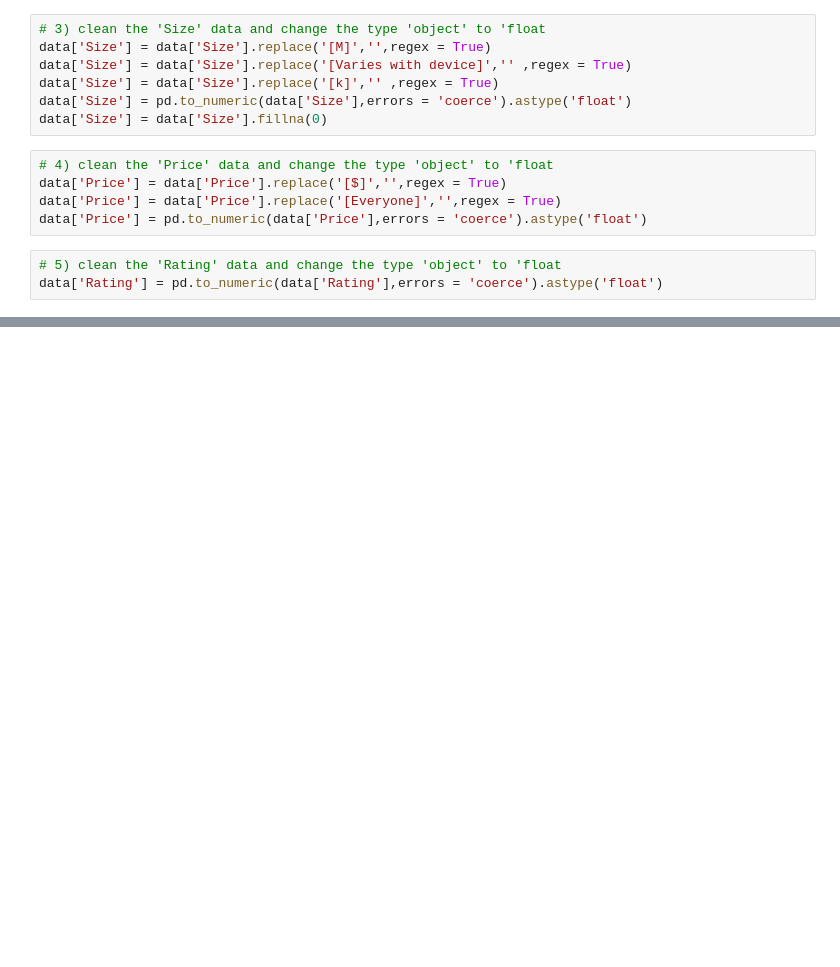
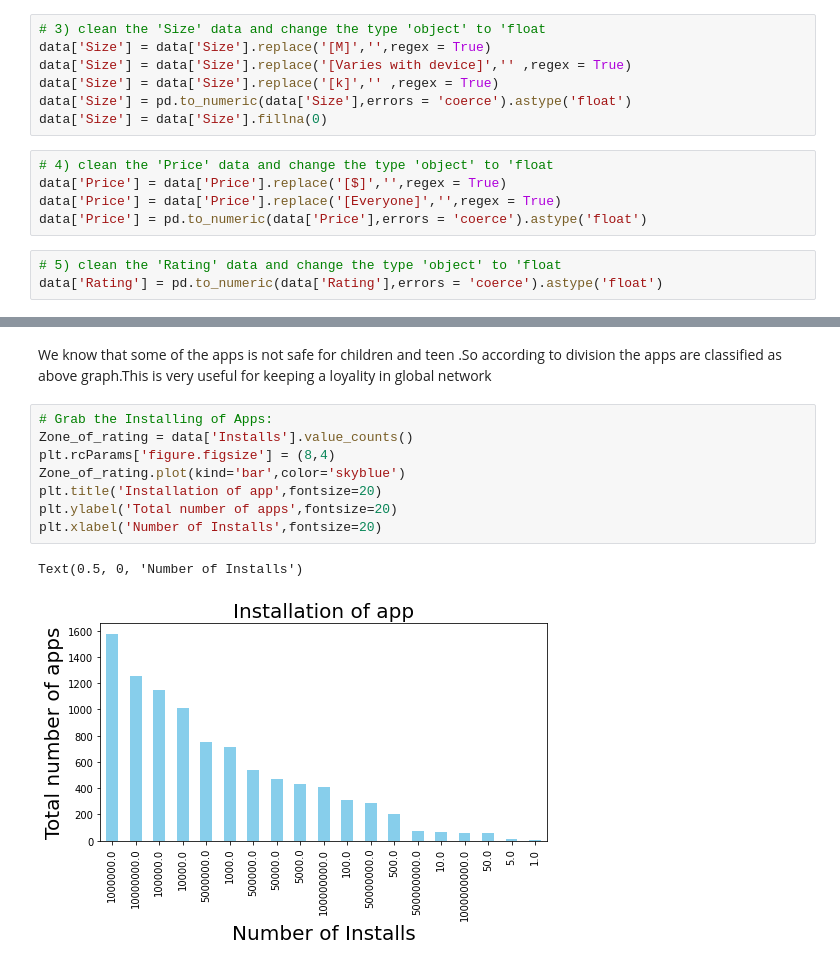
Before and after one commit to Rushabhtikale92/Play-store-app-review-analysis, a Jupyter notebook: Play_Store_App_Review_Analysis_Capstone_Project_by_Rushabh_Tikale.ipynb, the cells around one changed output, grey strips where cells are left out. Saved outputs shown, nothing was run; the diff lists cells and outputs as text; blank space fills up the shorter version.

```diff
--- a/Play_Store_App_Review_Analysis_Capstone_Project_by_Rushabh_Tikale.ipynb
+++ b/Play_Store_App_Review_Analysis_Capstone_Project_by_Rushabh_Tikale.ipynb
@@ -186,0 +235,13 @@ data['Rating'] = pd.to_numeric(data['Rating'],errors = 'coerce').astype('float')
+# %% [markdown]
+We know that some of the apps is not safe for children and teen .So according to division the apps are classified as above graph.This is very useful for keeping a loyality in global network
+# %%
+# Grab the Installing of Apps:
+Zone_of_rating = data['Installs'].value_counts()
+plt.rcParams['figure.figsize'] = (8,4)
+Zone_of_rating.plot(kind='bar',color='skyblue')
+plt.title('Installation of app',fontsize=20)
+plt.ylabel('Total number of apps',fontsize=20)
+plt.xlabel('Number of Installs',fontsize=20)
+# %% [output]
+Text(0.5, 0, 'Number of Installs')
+[figure, added]
```
Also changed, not shown: parts of 10 cells of this notebook.
